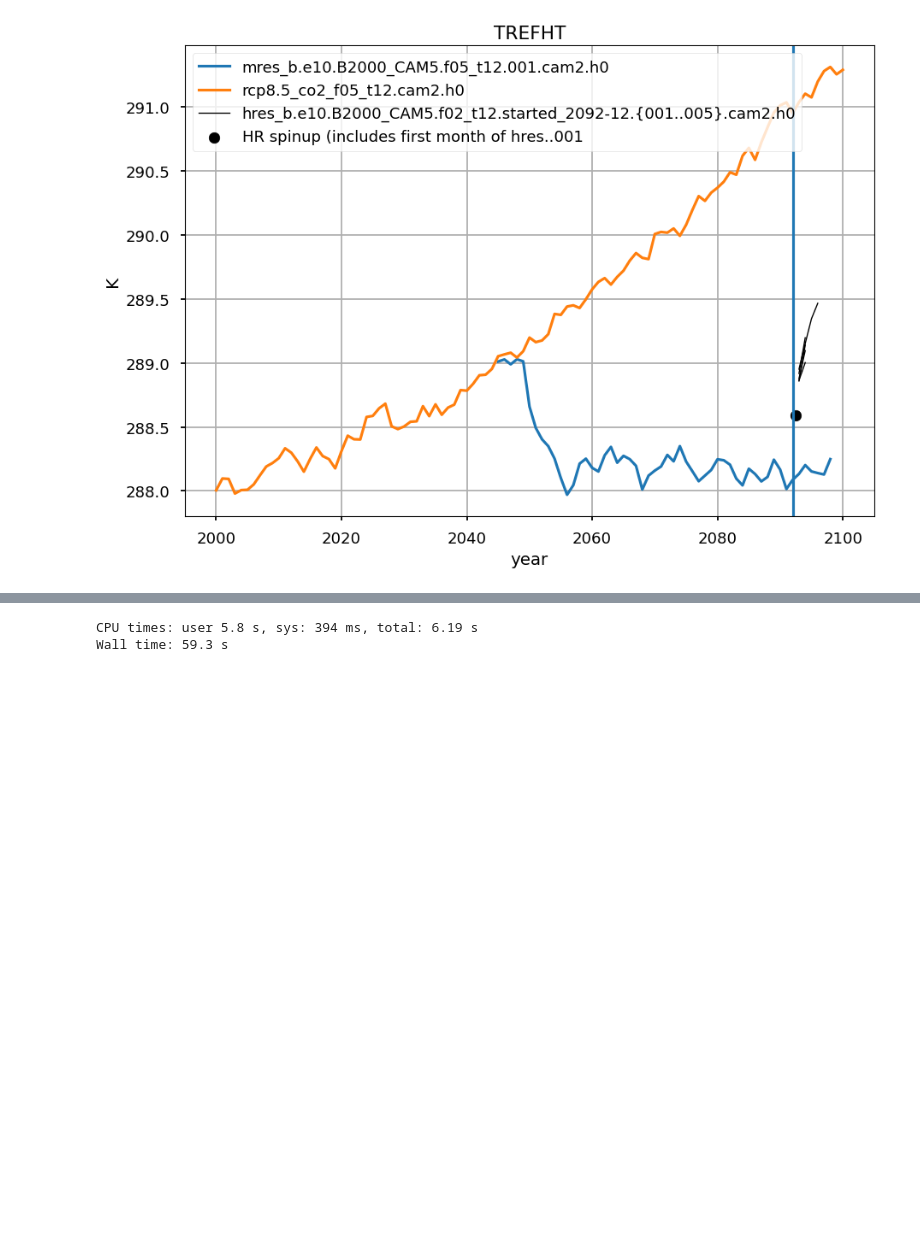
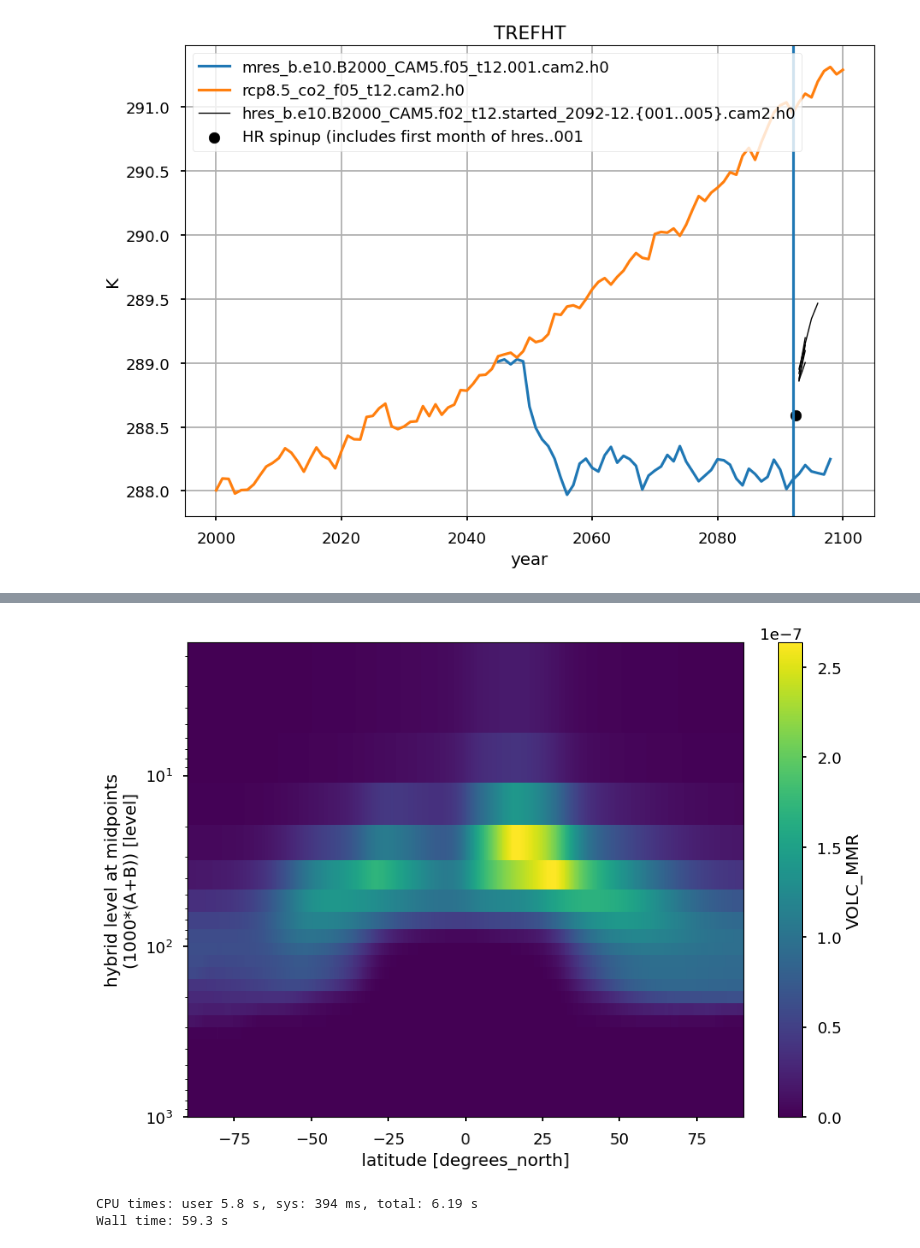
Before and after one commit to JdeJong96/sai-git, a Jupyter notebook: sai/jupyter/hres_check_14aug.ipynb, the cells around one changed output, grey strips where cells are left out. Drawn from its saved outputs; the diff is of its cells as text; code cells hidden in the pictures; blank space fills up the shorter version.

```diff
--- a/sai/jupyter/hres_check_14aug.ipynb
+++ b/sai/jupyter/hres_check_14aug.ipynb
@@ -310,3 +267,9 @@ plt.legend()
+# %%
+cam['hr1'].VOLC_MMR.mean(('time','lon')).plot()
+plt.gca().invert_yaxis()
+plt.gca().set_yscale('log')
+# %% [output]
+[figure, added]
 # %%
 %%time
 VAR = 'T700'
```
Also changed, not shown: parts of 14 cells of this notebook.
